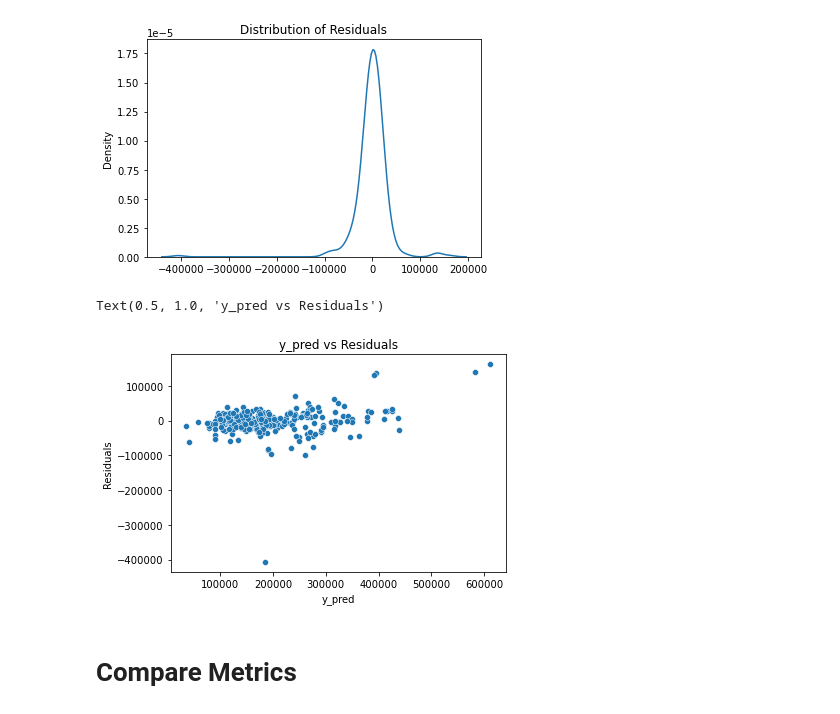
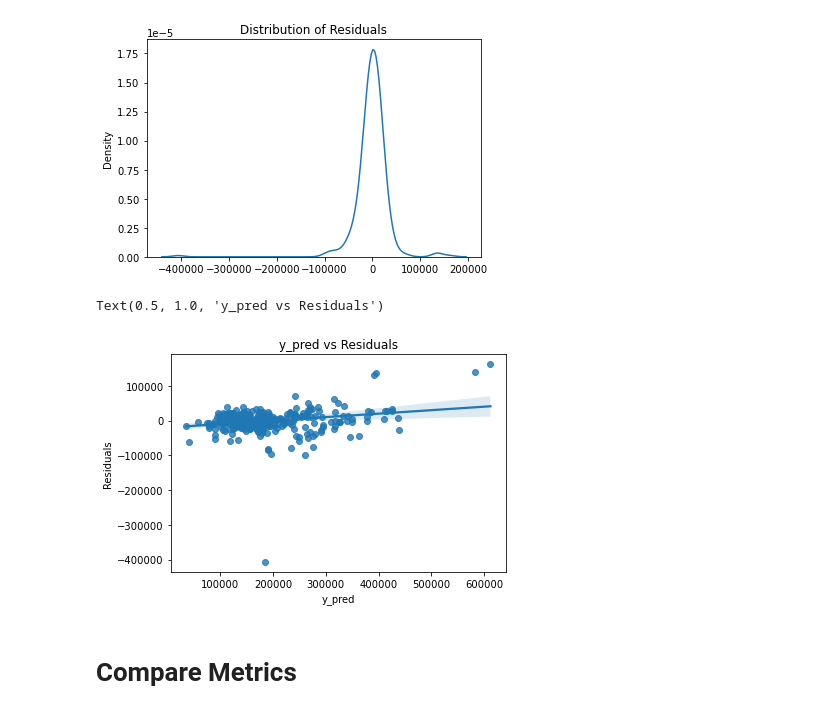
Before and after one commit to krishnajiraoh/upGrad_advanced_regression_assignment, a Jupyter notebook: Assignment.ipynb, the cells around one changed output. Drawn from its saved outputs; the diff is of its cells as text; code cells hidden in the pictures.

```diff
--- a/Assignment.ipynb
+++ b/Assignment.ipynb
@@ -503,13 +514,13 @@ plt.show()
 # %% [output]
 [figure]
 # %%
-sns.scatterplot(y_test.values.reshape(-1), errors)
+sns.regplot(y_test.values.reshape(-1), errors)
 plt.xlabel("y_pred")
 plt.ylabel("Residuals")
 plt.title("y_pred vs Residuals")
 # %% [output]
 Text(0.5, 1.0, 'y_pred vs Residuals')
-[figure, old version]
+[figure, new version]
 # %% [markdown]
 # Compare Metrics
 # %%
```
Also changed, not shown: parts of 11 cells of this notebook.
